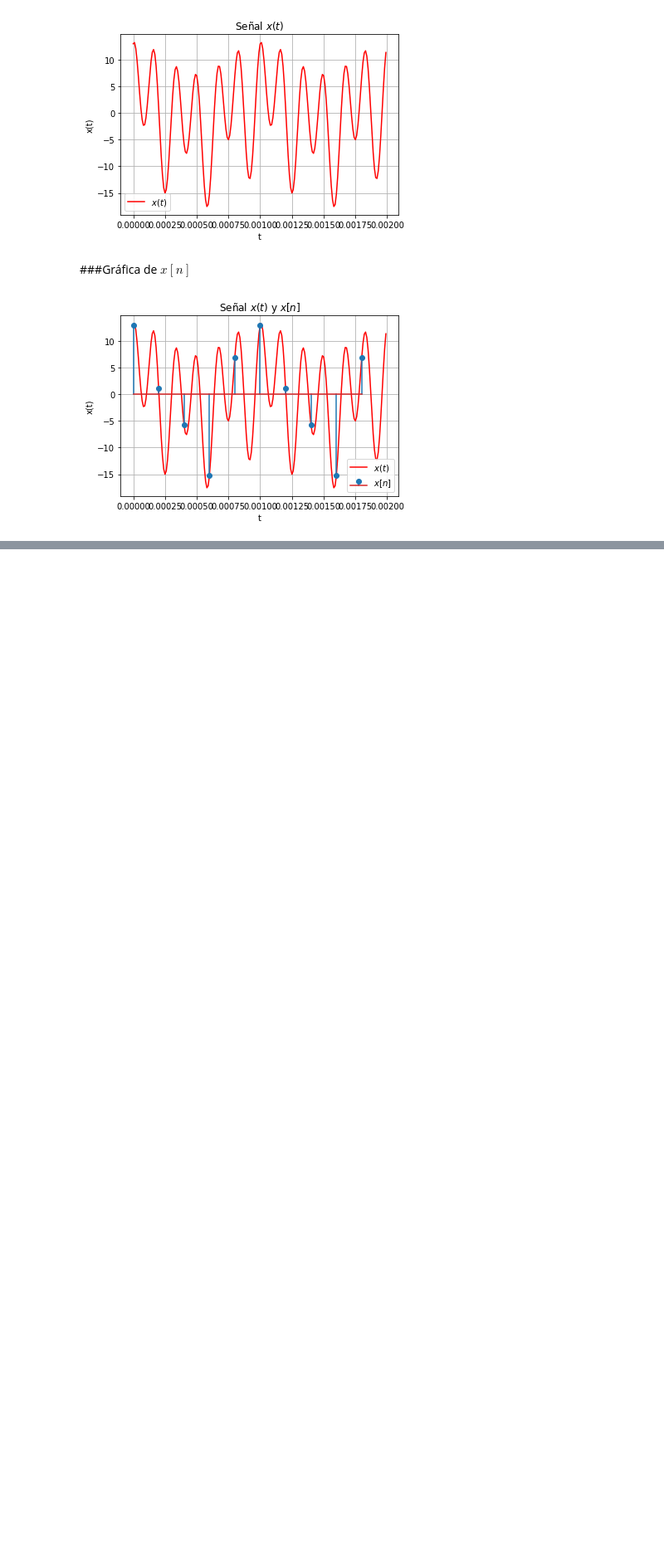
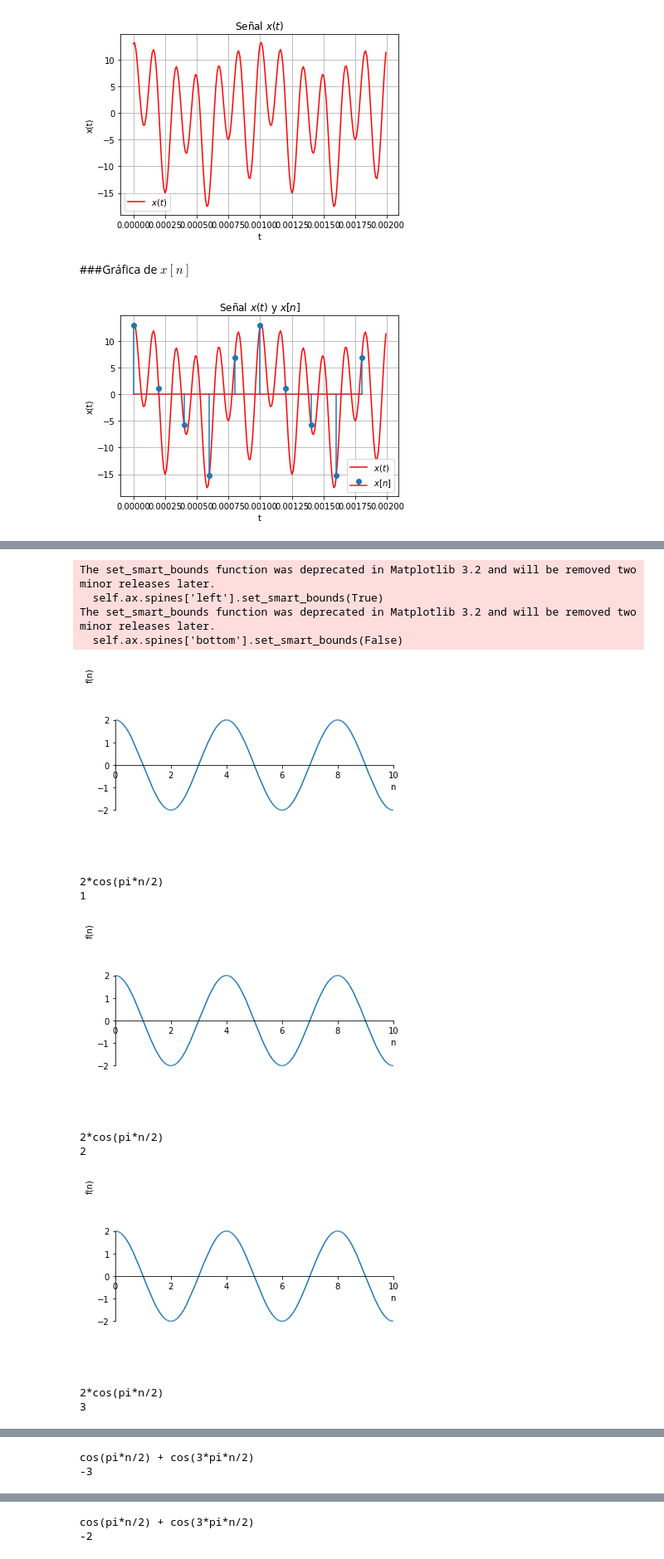
Before and after one commit to aguaranguay/se-ales, a Jupyter notebook: Taller1.ipynb, the cells around one changed output, grey strips where cells are left out. Shown at 83% size. Cells and saved outputs as stored; diff of their text form; code cells hidden in the pictures; blank space fills up the shorter version.

```diff
--- a/Taller1.ipynb
+++ b/Taller1.ipynb
@@ -1172,0 +1197,32 @@ plt.show()
+# %%
+import sympy as sp
+from sympy import init_printing
+init_printing()
+n,k = sp.symbols('n k', integer = True)
+Fo,Fs = sp.symbols('Fo Fs', real = True)
+
+Fk=Fo+Fs*k
+
+
+f= sp.cos(2*sp.pi*Fo*n/Fs)+sp.cos(2*sp.pi*Fk*n/Fs)
+ka = [-3,-2,-1,0,1,2,3]
+for i in range (-3,3,1):
+  sp.plot(f.subs({Fo: 50, Fs : 40,k : ka[i]}),xlim=[0,10], ylim=[-4,4])
+  print(f.subs({Fo: 50, Fs : 40,k : ka[i]}))
+  print(ka[i])
+  i = i+1
+f
+# %% [output]
+The set_smart_bounds function was deprecated in Matplotlib 3.2 and will be removed two minor releases later.
+  self.ax.spines['left'].set_smart_bounds(True)
+The set_smart_bounds function was deprecated in Matplotlib 3.2 and will be removed two minor releases later.
+  self.ax.spines['bottom'].set_smart_bounds(False)
+[figure, added]
+2*cos(pi*n/2)
+1
+[figure, added]
+2*cos(pi*n/2)
+2
+[figure, added]
+2*cos(pi*n/2)
+3
@@ -1172,0 +1230,2 @@ plt.show()
+cos(pi*n/2) + cos(3*pi*n/2)
+-3
@@ -1172,0 +1233,2 @@ plt.show()
+cos(pi*n/2) + cos(3*pi*n/2)
+-2
```
Also changed, not shown: parts of 5 cells of this notebook.
